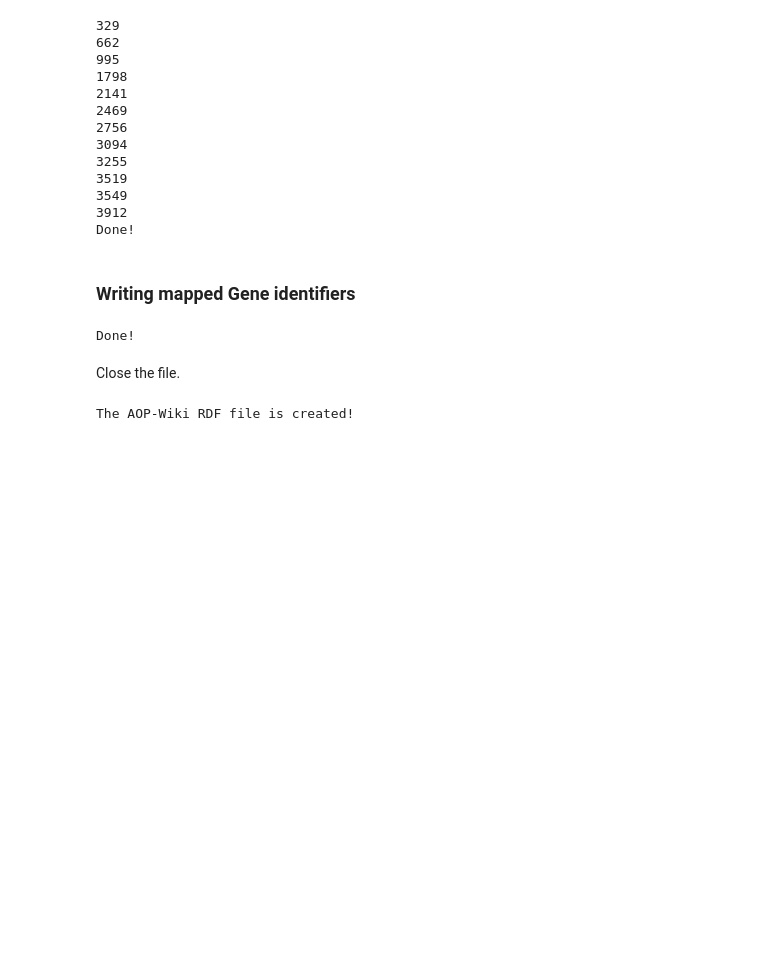
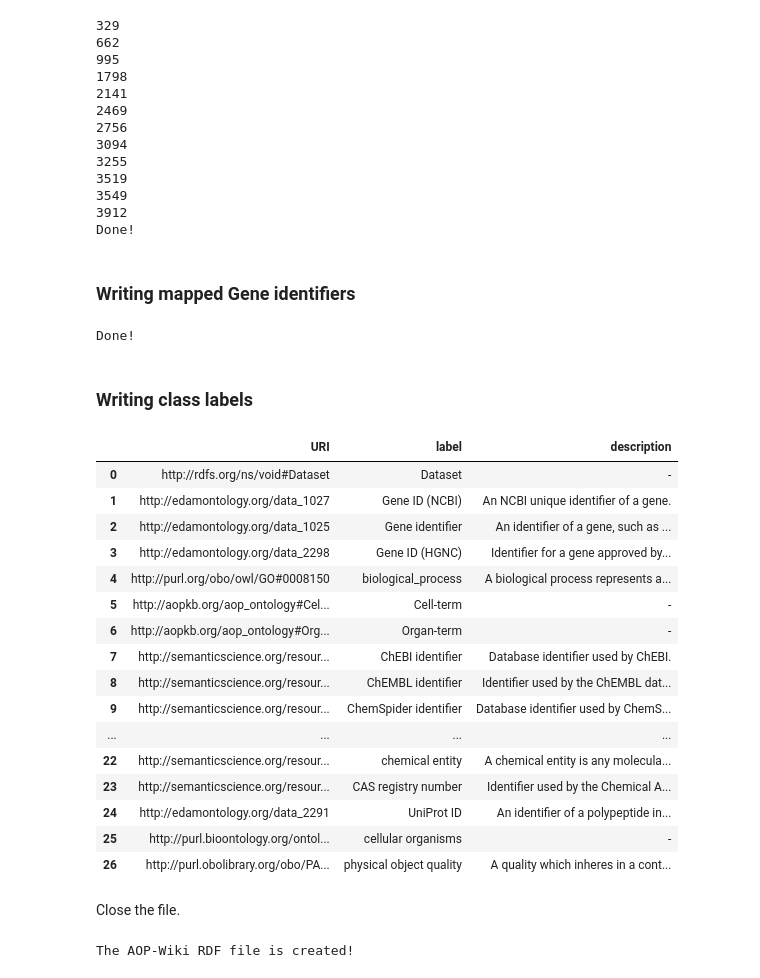
Before and after one commit to marvinm2/AOPWikiRDF, a Jupyter notebook: AOP-Wiki_XML_to_RDF_conversion.ipynb, the cells around one changed output. Saved outputs shown, nothing was run; the diff lists cells and outputs as text; code cells hidden in the pictures; blank space fills up the shorter version.

```diff
--- a/AOP-Wiki_XML_to_RDF_conversion.ipynb
+++ b/AOP-Wiki_XML_to_RDF_conversion.ipynb
@@ -1054,3 +1062,27 @@ for uniprot in uniprotlist:
 print("Done!")
 # %% [output]
 Done!
+# %% [markdown]
+### Writing class labels
+# %%
+import pandas as pd
+df = pd.read_csv(filepath + 'typelabels.txt')
+df
+# %% [output]
+|  | URI | label | description |
+| 0 | http://rdfs.org/ns/void#Dataset | Dataset | - |
+| 1 | http://edamontology.org/data_1027 | Gene ID (NCBI) | An NCBI unique identifier of a gene. |
+| 2 | http://edamontology.org/data_1025 | Gene identifier | An identifier of a gene, such as ... |
+| 3 | http://edamontology.org/data_2298 | Gene ID (HGNC) | Identifier for a gene approved by... |
+| 4 | http://purl.org/obo/owl/GO#0008150 | biological_process | A biological process represents a... |
+| 5 | http://aopkb.org/aop_ontology#Cel... | Cell-term | - |
+| 6 | http://aopkb.org/aop_ontology#Org... | Organ-term | - |
+| 7 | http://semanticscience.org/resour... | ChEBI identifier | Database identifier used by ChEBI. |
+| 8 | http://semanticscience.org/resour... | ChEMBL identifier | Identifier used by the ChEMBL dat... |
+| 9 | http://semanticscience.org/resour... | ChemSpider identifier | Database identifier used by ChemS... |
+| ... | ... | ... | ... |
+| 22 | http://semanticscience.org/resour... | chemical entity | A chemical entity is any molecula... |
+| 23 | http://semanticscience.org/resour... | CAS registry number | Identifier used by the Chemical A... |
+| 24 | http://edamontology.org/data_2291 | UniProt ID | An identifier of a polypeptide in... |
+| 25 | http://purl.bioontology.org/ontol... | cellular organisms | - |
+| 26 | http://purl.obolibrary.org/obo/PA... | physical object quality | A quality which inheres in a cont... |
```
Also changed, not shown: parts of 9 cells of this notebook, 5 other files.
